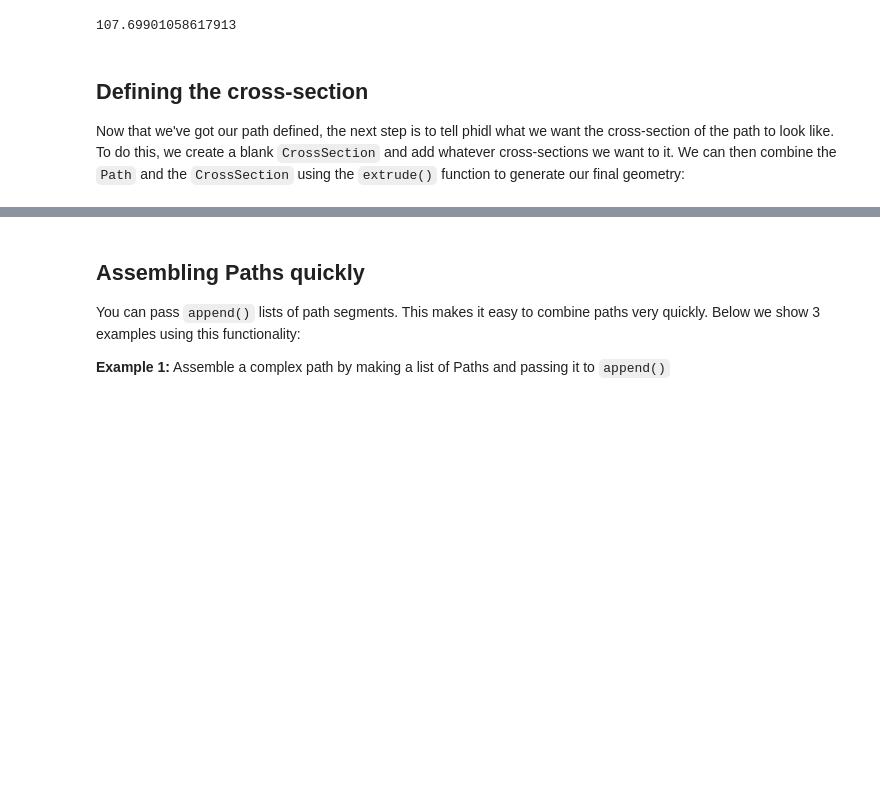
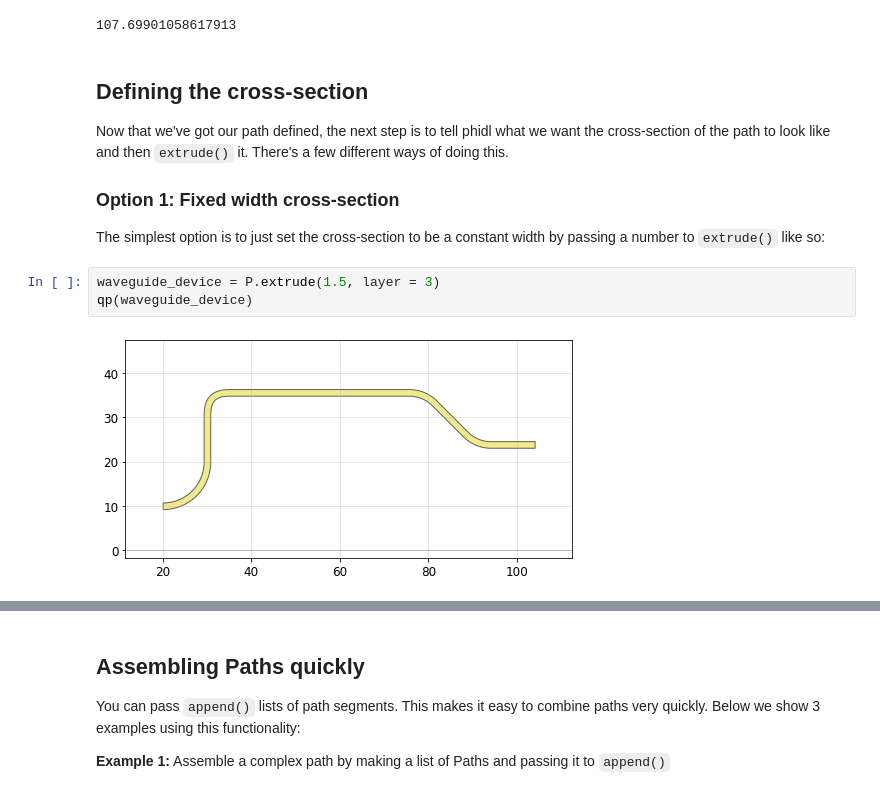
Before and after one commit to amccaugh/phidl, a Jupyter notebook: docs/tutorials/waveguides.ipynb, the cells around one changed output, grey strips where cells are left out. Drawn from its saved outputs; the diff is of its cells as text; blank space fills up the shorter version.

```diff
--- a/docs/tutorials/waveguides.ipynb
+++ b/docs/tutorials/waveguides.ipynb
@@ -59,4 +59,13 @@ P.length()
 # %% [markdown]
 ## Defining the cross-section
 
-Now that we've got our path defined, the next step is to tell phidl what we want the cross-section of the path to look like.  To do this, we create a blank `CrossSection` and add whatever cross-sections we want to it.  We can then combine the `Path` and the `CrossSection` using the `extrude()` function to generate our final geometry:
+Now that we've got our path defined, the next step is to tell phidl what we want the cross-section of the path to look like and then `extrude()` it.  There's a few different ways of doing this.
+
+### Option 1: Fixed width cross-section
+
+The simplest option is to just set the cross-section to be a constant width by passing a number to `extrude()` like so:
+# %%
+waveguide_device = P.extrude(1.5, layer = 3)
+qp(waveguide_device)
+# %% [output]
+[figure, added]
```
Also changed, not shown: parts of 16 cells of this notebook.
